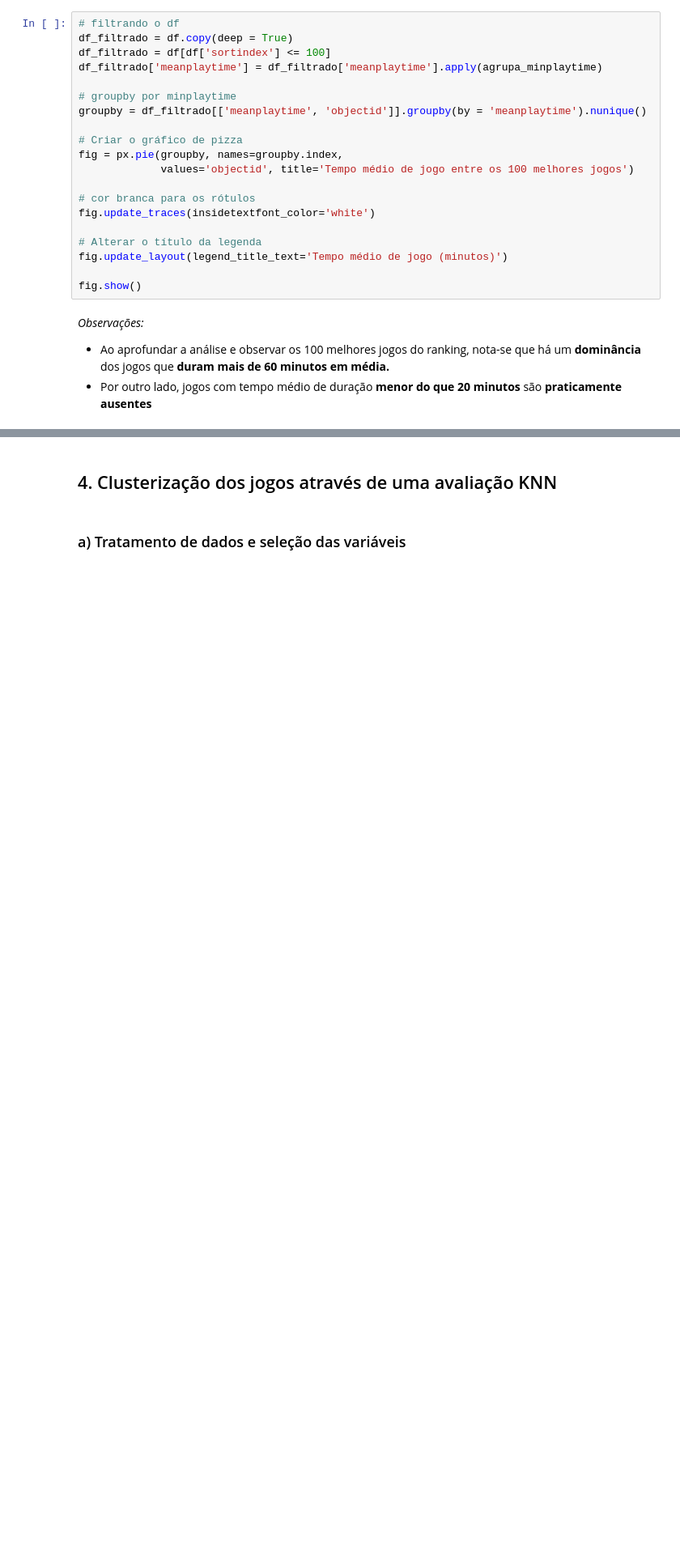
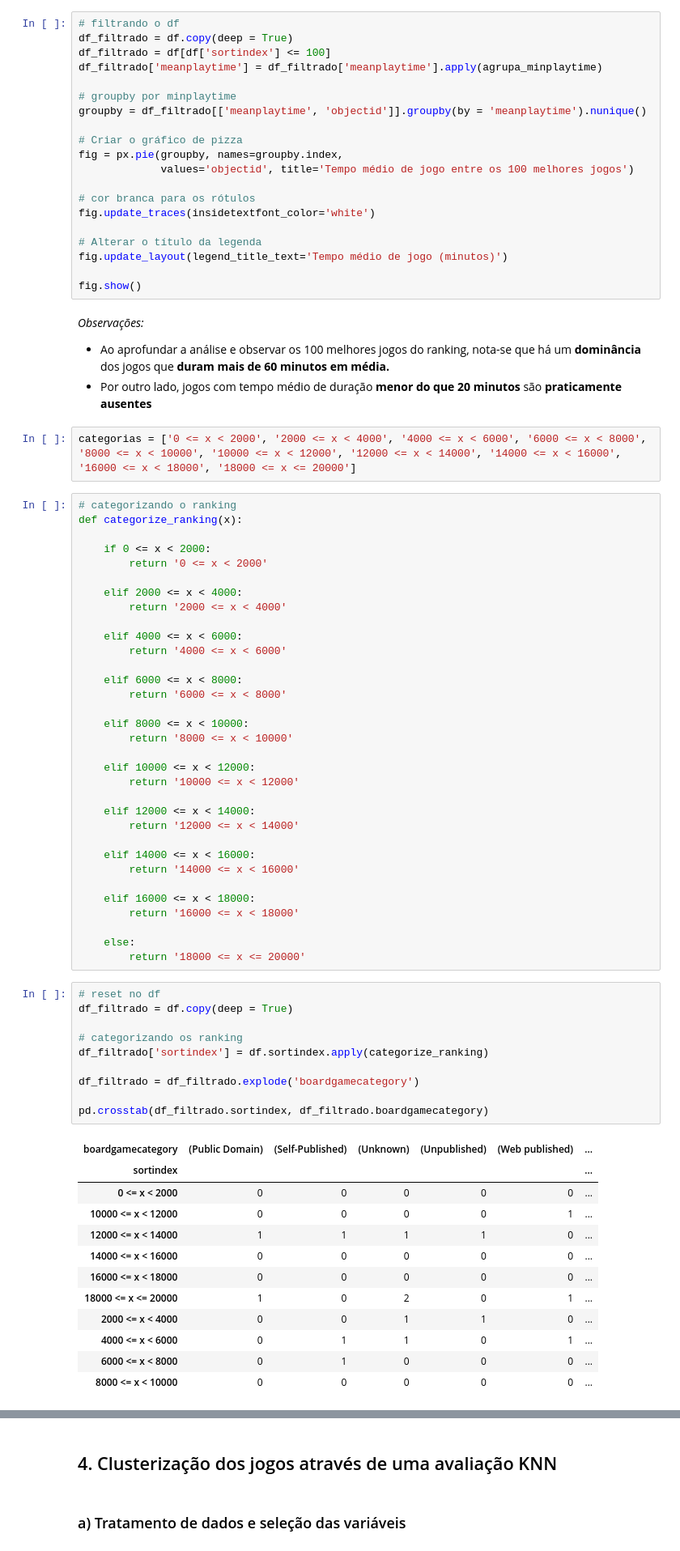
Before and after one commit to CaioCastro1/Dice-Co, a Jupyter notebook: treinamento_analise_exploratoria/bases_e_codigos/analise_exploratoria.ipynb, the cells around one changed output, grey strips where cells are left out. Shown at 81% size. Saved outputs shown, nothing was run; the diff lists cells and outputs as text; blank space fills up the shorter version.

```diff
--- a/treinamento_analise_exploratoria/bases_e_codigos/analise_exploratoria.ipynb
+++ b/treinamento_analise_exploratoria/bases_e_codigos/analise_exploratoria.ipynb
@@ -552,3 +552,61 @@ fig.show()
 
 - Ao aprofundar a análise e observar os 100 melhores jogos do ranking, nota-se que há um **dominância** dos jogos que **duram mais de 60 minutos em média.**
 - Por outro lado, jogos com tempo médio de duração **menor do que 20 minutos** são **praticamente ausentes**
+# %%
+categorias = ['0 <= x < 2000', '2000 <= x < 4000', '4000 <= x < 6000', '6000 <= x < 8000', '8000 <= x < 10000', '10000 <= x < 12000', '12000 <= x < 14000', '14000 <= x < 16000', '16000 <= x < 18000', '18000 <= x <= 20000']
+# %%
+# categorizando o ranking
+def categorize_ranking(x):
+
+    if 0 <= x < 2000:
+        return '0 <= x < 2000'
+
+    elif 2000 <= x < 4000:
+        return '2000 <= x < 4000'
+
+    elif 4000 <= x < 6000:
+        return '4000 <= x < 6000'
+
+    elif 6000 <= x < 8000:
+        return '6000 <= x < 8000'
+
+    elif 8000 <= x < 10000:
+        return '8000 <= x < 10000'
+
+    elif 10000 <= x < 12000:
+        return '10000 <= x < 12000'
+
+    elif 12000 <= x < 14000:
+        return '12000 <= x < 14000'
+
+    elif 14000 <= x < 16000:
+        return '14000 <= x < 16000'
+
+    elif 16000 <= x < 18000:
+        return '16000 <= x < 18000'
+
+    else:
+        return '18000 <= x <= 20000'
+# %%
+# reset no df
+df_filtrado = df.copy(deep = True)
+
+# categorizando os ranking
+df_filtrado['sortindex'] = df.sortindex.apply(categorize_ranking)
+
+df_filtrado = df_filtrado.explode('boardgamecategory')
+
+pd.crosstab(df_filtrado.sortindex, df_filtrado.boardgamecategory)
+# %% [output]
+| boardgamecategory | (Public Domain) | (Self-Published) | (Unknown) | (Unpublished) | (Web published) | ... |
+| sortindex |  |  |  |  |  | ... |
+| 0 <= x < 2000 | 0 | 0 | 0 | 0 | 0 | ... |
+| 10000 <= x < 12000 | 0 | 0 | 0 | 0 | 1 | ... |
+| 12000 <= x < 14000 | 1 | 1 | 1 | 1 | 0 | ... |
+| 14000 <= x < 16000 | 0 | 0 | 0 | 0 | 0 | ... |
+| 16000 <= x < 18000 | 0 | 0 | 0 | 0 | 0 | ... |
+| 18000 <= x <= 20000 | 1 | 0 | 2 | 0 | 1 | ... |
+| 2000 <= x < 4000 | 0 | 0 | 1 | 1 | 0 | ... |
+| 4000 <= x < 6000 | 0 | 1 | 1 | 0 | 1 | ... |
+| 6000 <= x < 8000 | 0 | 1 | 0 | 0 | 0 | ... |
+| 8000 <= x < 10000 | 0 | 0 | 0 | 0 | 0 | ... |
```
Also changed, not shown: parts of 7 cells of this notebook.
